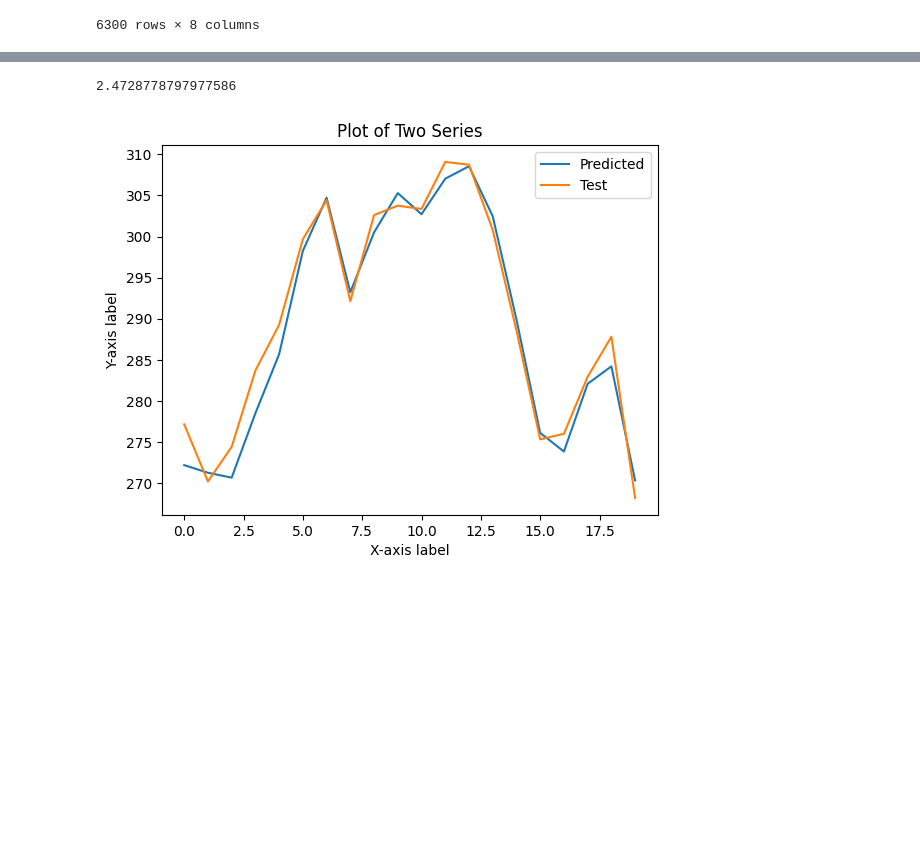
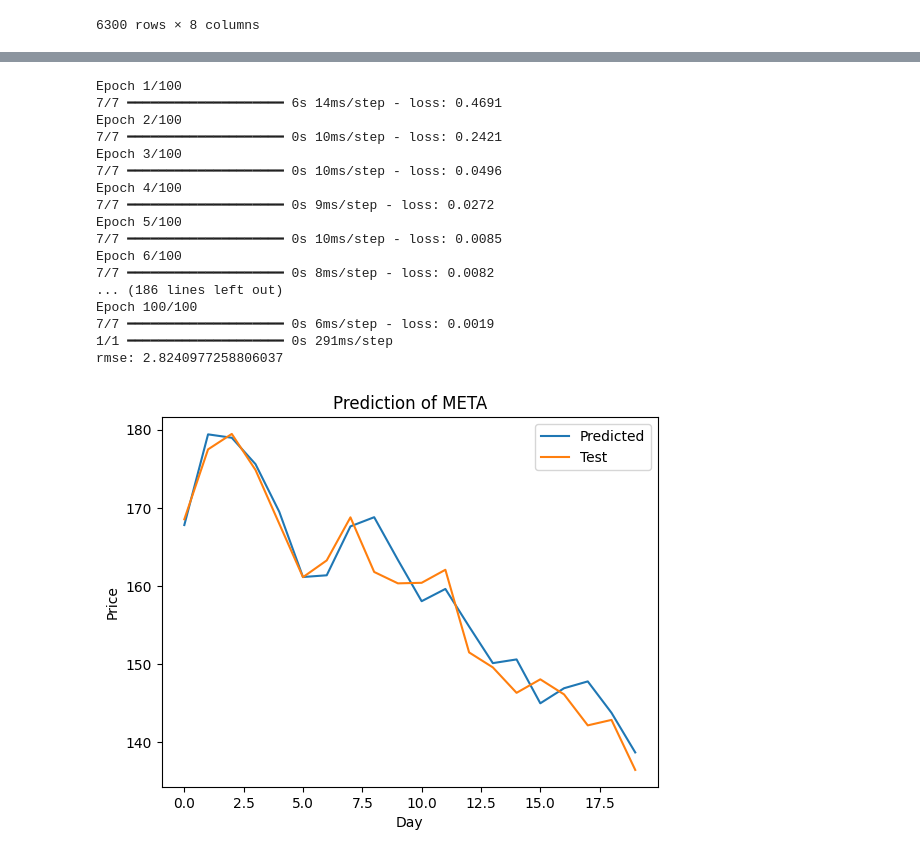
Before and after one commit to mibrix/NCML_project, a Jupyter notebook: prediction.ipynb, the cells around one changed output, grey strips where cells are left out. Cells and saved outputs as stored; diff of their text form; code cells hidden in the pictures; blank space fills up the shorter version.

Commit message:
Refactorization of prediction.ipynb

```diff
--- a/prediction.ipynb
+++ b/prediction.ipynb
@@ -68,0 +76,2 @@ tesla = df[df['Stock Name'] == 'TSLA']
+# %%
+data_sent.drop(columns=['Date','Tweet', 'Company Name'], inplace=True)
@@ -105,2 +132,0 @@ tesla = tesla.drop(columns='Stock Name')
-# %%
-tsl_train, tsl_test = split_train_test(tesla)
@@ -150,2 +132,0 @@ predictions = y_scaler_test.inverse_transform(predictions)
-# %%
-tsl_test_y = y_scaler_test.inverse_transform(tsl_test_y)
@@ -159,27 +172,41 @@ rmse = np.sqrt(mse)
-# %%
-rmse
-# %% [output]
-2.4728778797977586
 # %%
-import matplotlib.pyplot as plt
+def plot(predictions, test_y, ticker):
 
-# Assuming series1 and series2 are your two series
-# series1 = ...
-# series2 = ...
+    # Plotting the two series
+    plt.plot(predictions, label='Predicted')
+    plt.plot(test_y, label='Test')
 
-# Plotting the two series
-plt.plot(predictions, label='Predicted')
-plt.plot(tsl_test_y, label='Test')
+    # Adding labels and title
+    plt.xlabel('Day')
+    plt.ylabel('Price')
+    plt.title(f'Prediction of {ticker}')
 
-# Adding labels and title
-plt.xlabel('X-axis label')
-plt.ylabel('Y-axis label')
-plt.title('Plot of Two Series')
+    # Adding legend
+    plt.legend()
 
-# Adding legend
-plt.legend()
-
-# Displaying the plot
-plt.show()
+    # Displaying the plot
+    plt.show()
-# %% [output]
-[figure, removed]
+# %%
+ticker = 'META'
+predictions, test_y = train(data_sent, prices_hist, ticker)
+print(f'rmse: {rmse_out(predictions, test_y)}')
+plot(predictions, test_y, ticker)
+# %% [output]
+Epoch 1/100
+7/7 ━━━━━━━━━━━━━━━━━━━━ 6s 14ms/step - loss: 0.4691
+Epoch 2/100
+7/7 ━━━━━━━━━━━━━━━━━━━━ 0s 10ms/step - loss: 0.2421
+Epoch 3/100
+7/7 ━━━━━━━━━━━━━━━━━━━━ 0s 10ms/step - loss: 0.0496
+Epoch 4/100
+7/7 ━━━━━━━━━━━━━━━━━━━━ 0s 9ms/step - loss: 0.0272
+Epoch 5/100
+7/7 ━━━━━━━━━━━━━━━━━━━━ 0s 10ms/step - loss: 0.0085
+Epoch 6/100
+7/7 ━━━━━━━━━━━━━━━━━━━━ 0s 8ms/step - loss: 0.0082
+... (186 lines left out)
+Epoch 100/100
+7/7 ━━━━━━━━━━━━━━━━━━━━ 0s 6ms/step - loss: 0.0019
+1/1 ━━━━━━━━━━━━━━━━━━━━ 0s 291ms/step
+rmse: 2.8240977258806037
+[figure, added]
```
Also changed, not shown: parts of 33 cells of this notebook.
